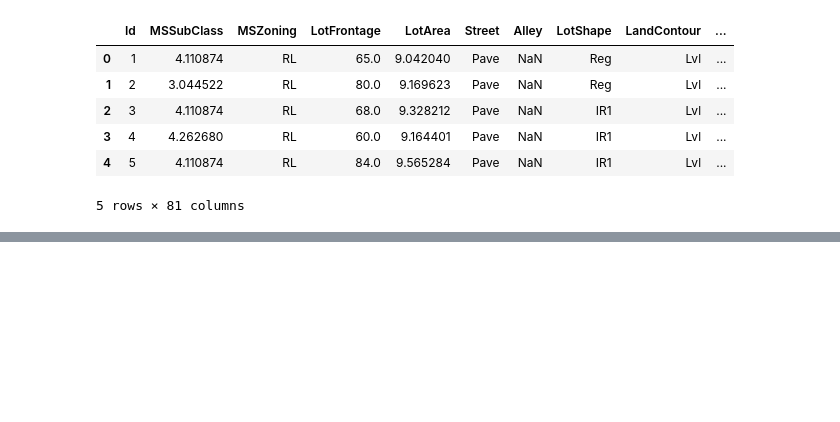
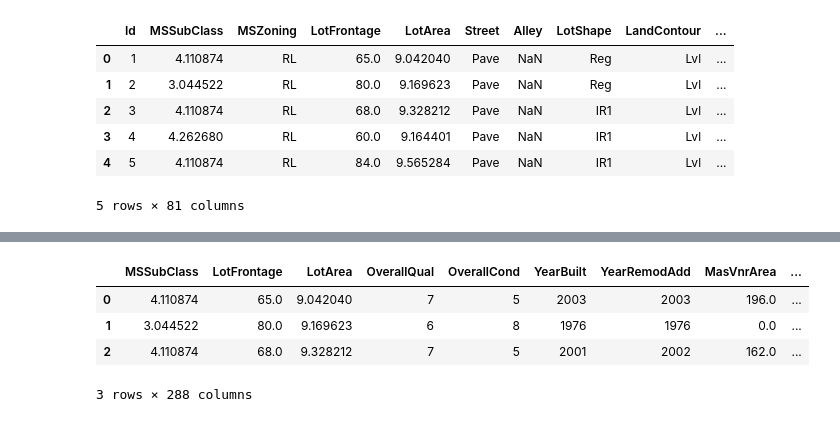
Before and after one commit to sominw/Kaggle, a Jupyter notebook: Housing Prices ART/HP-RLR.ipynb, the cells around one changed output, grey strips where cells are left out. Saved outputs shown, nothing was run; the diff lists cells and outputs as text; code cells hidden in the pictures; blank space fills up the shorter version.

```diff
--- a/Housing Prices ART/HP-RLR.ipynb
+++ b/Housing Prices ART/HP-RLR.ipynb
@@ -102,8 +95,15 @@ test_DF = test_DF.fillna(test_DF.mean())
 # %%
 #Classifying training and test data
 X = train_DF.drop(['Id','SalePrice'], axis = 1, inplace = False)
 Y = train_DF['SalePrice']
 X_test = test_DF.drop('Id', axis = 1, inplace = False)
+X.head(3)
+# %% [output]
+|  | MSSubClass | LotFrontage | LotArea | OverallQual | OverallCond | YearBuilt | YearRemodAdd | MasVnrArea | ... |
+| 0 | 4.110874 | 65.0 | 9.042040 | 7 | 5 | 2003 | 2003 | 196.0 | ... |
+| 1 | 3.044522 | 80.0 | 9.169623 | 6 | 8 | 1976 | 1976 | 0.0 | ... |
+| 2 | 4.110874 | 68.0 | 9.328212 | 7 | 5 | 2001 | 2002 | 162.0 | ... |
+3 rows × 288 columns
 # %%
 #Define function for determining Tuning Parameter
 def cv_error(model):
```
Also changed, not shown: parts of 6 cells of this notebook.
